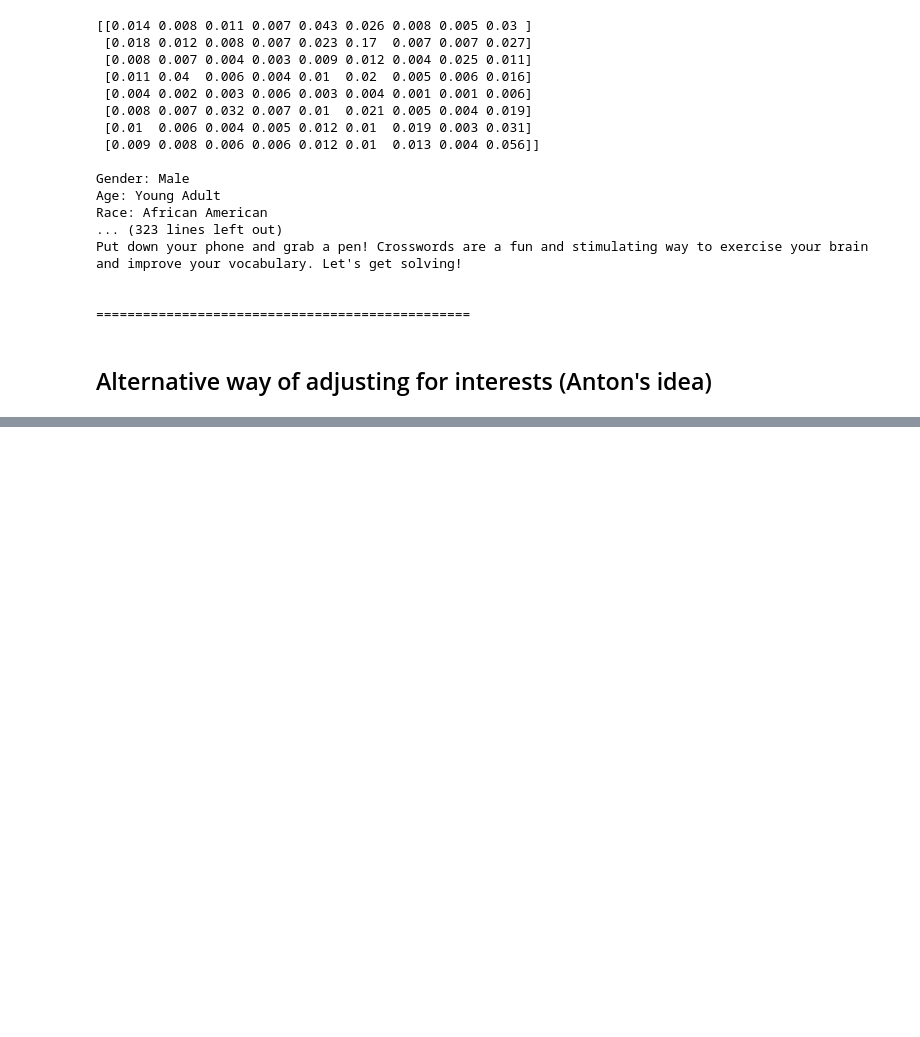
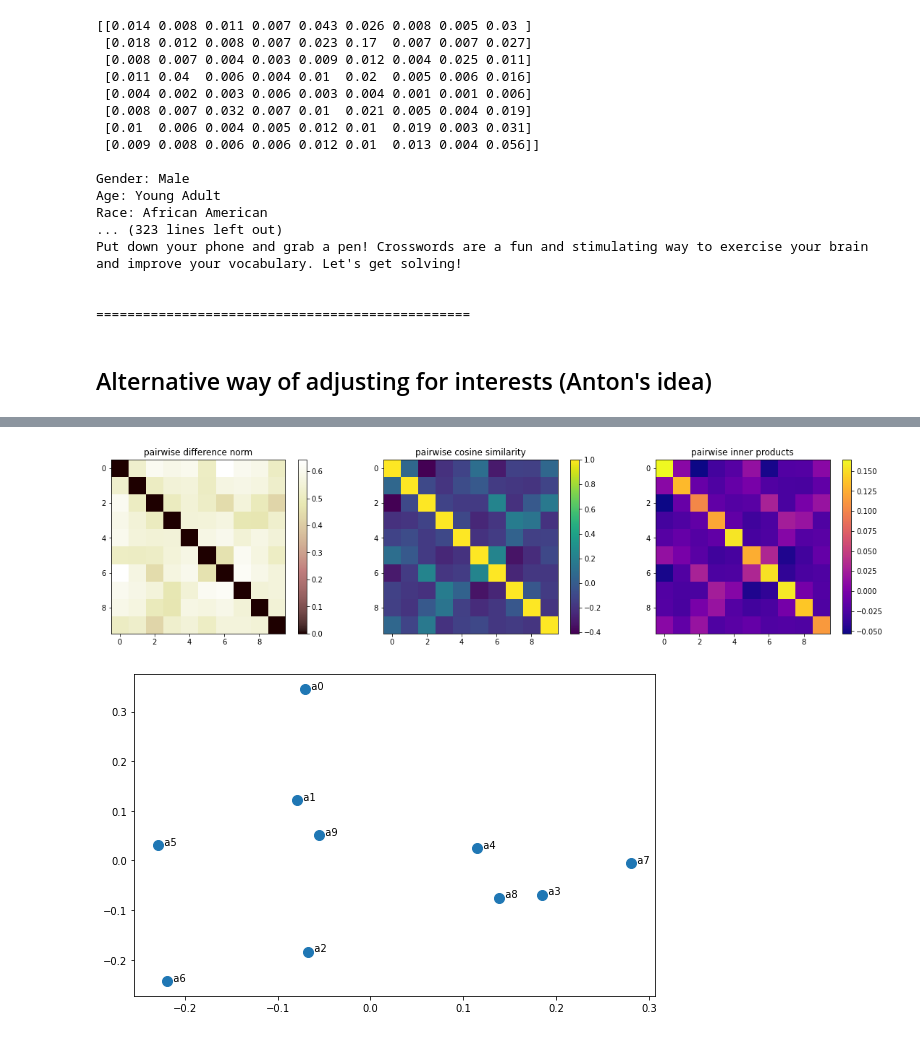
Before and after one commit to paxnea/LLM-multimodal-nudging, a Jupyter notebook: wain23.ipynb, the cells around one changed output, grey strips where cells are left out. Saved outputs shown, nothing was run; the diff lists cells and outputs as text; code cells hidden in the pictures; blank space fills up the shorter version.

```diff
--- a/wain23.ipynb
+++ b/wain23.ipynb
@@ -667,0 +665,42 @@ Put down your phone and pick up your needles! Knitting is a relaxing and meditat
+# %%
+embs = np.array(interests.embedding.tolist())
+
+
+# row 1 -- pairwise differences
+fig, ax = plt.subplots(1, 3, figsize=(16,4))
+
+# plot embedding difference norm
+emb_norm_diff = [[np.linalg.norm(e1-e2) for e2 in embs] for e1 in embs]
+im0 = ax[0].imshow(emb_norm_diff, cmap='pink')#, vmin=0., vmax=1.)
+ax[0].set_title('pairwise difference norm')
+ax[0].grid(False)
+plt.colorbar(im0, ax=ax[0])
+
+# plot embedding cosine similarity
+emb_cossim = [[np.dot(e1,e2)/(np.linalg.norm(e1)*np.linalg.norm(e2)) for e2 in embs] for e1 in embs]
+im1 = ax[1].imshow(emb_cossim, cmap='viridis')#, vmin=-1., vmax=1.)
+ax[1].set_title('pairwise cosine similarity')
+ax[1].grid(False)
+plt.colorbar(im1, ax=ax[1])
+
+# plot embedding inner products
+emb_dot = [[np.dot(e1,e2) for e2 in embs] for e1 in embs]
+im2 = ax[2].imshow(emb_dot, cmap='plasma')#, vmin=-1., vmax=1.)
+ax[2].set_title('pairwise inner products')
+ax[2].grid(False)
+plt.colorbar(im2, ax=ax[2])
+
+plt.tight_layout()
+plt.show()
+
+
+fig, ax = plt.subplots(figsize=(8,5))
+emb_pca = PCA(n_components=2).fit_transform(embs)
+ax.scatter(emb_pca[:,0], emb_pca[:,1], s=100)
+for ind, pnt in enumerate(emb_pca):
+    ax.annotate(f'  a{ind}', pnt)
+plt.tight_layout()
+plt.show()
+# %% [output]
+[figure, added]
+[figure, added]
```
Also changed, not shown: parts of 13 cells of this notebook, 3 other files.
